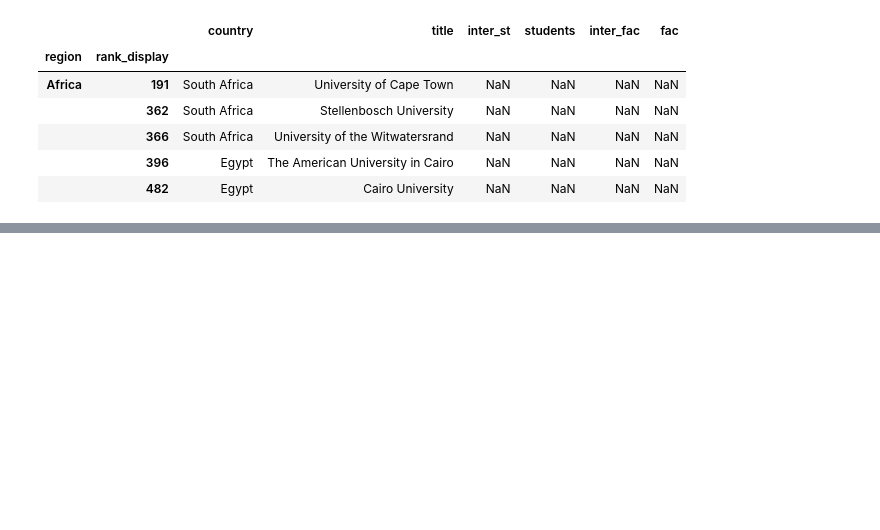
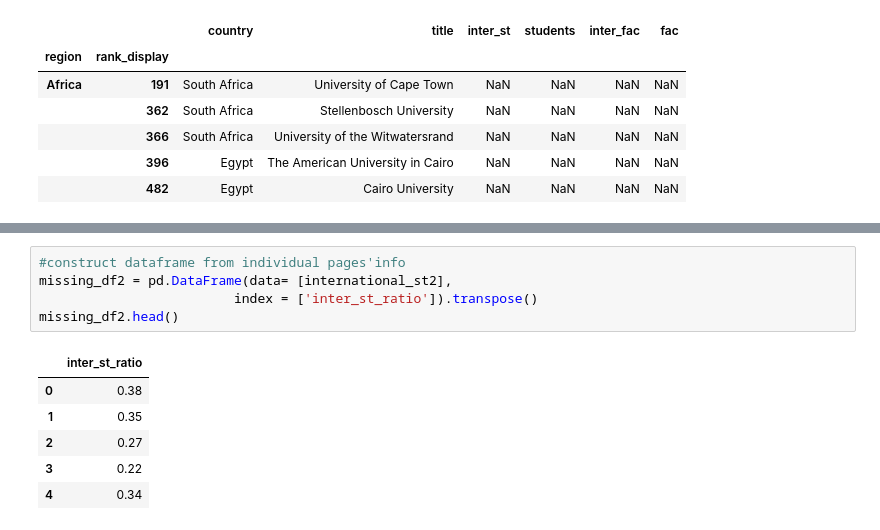
Before and after one commit to IsaacLeimgruber/ADA_labs_repo, a Jupyter notebook: 02 - Data from the Web/hw02_isaac.ipynb, the cells around one changed output, grey strips where cells are left out. Drawn from its saved outputs; the diff is of its cells as text; blank space fills up the shorter version.

```diff
--- a/02 - Data from the Web/hw02_isaac.ipynb
+++ b/02 - Data from the Web/hw02_isaac.ipynb
@@ -478,0 +703,12 @@ region_df.head()
+# %%
+#construct dataframe from individual pages'info
+missing_df2 = pd.DataFrame(data= [international_st2],
+                         index = ['inter_st_ratio']).transpose()
+missing_df2.head()
+# %% [output]
+|  | inter_st_ratio |
+| 0 | 0.38 |
+| 1 | 0.35 |
+| 2 | 0.27 |
+| 3 | 0.22 |
+| 4 | 0.34 |
```
Also changed, not shown: parts of 28 cells of this notebook.
